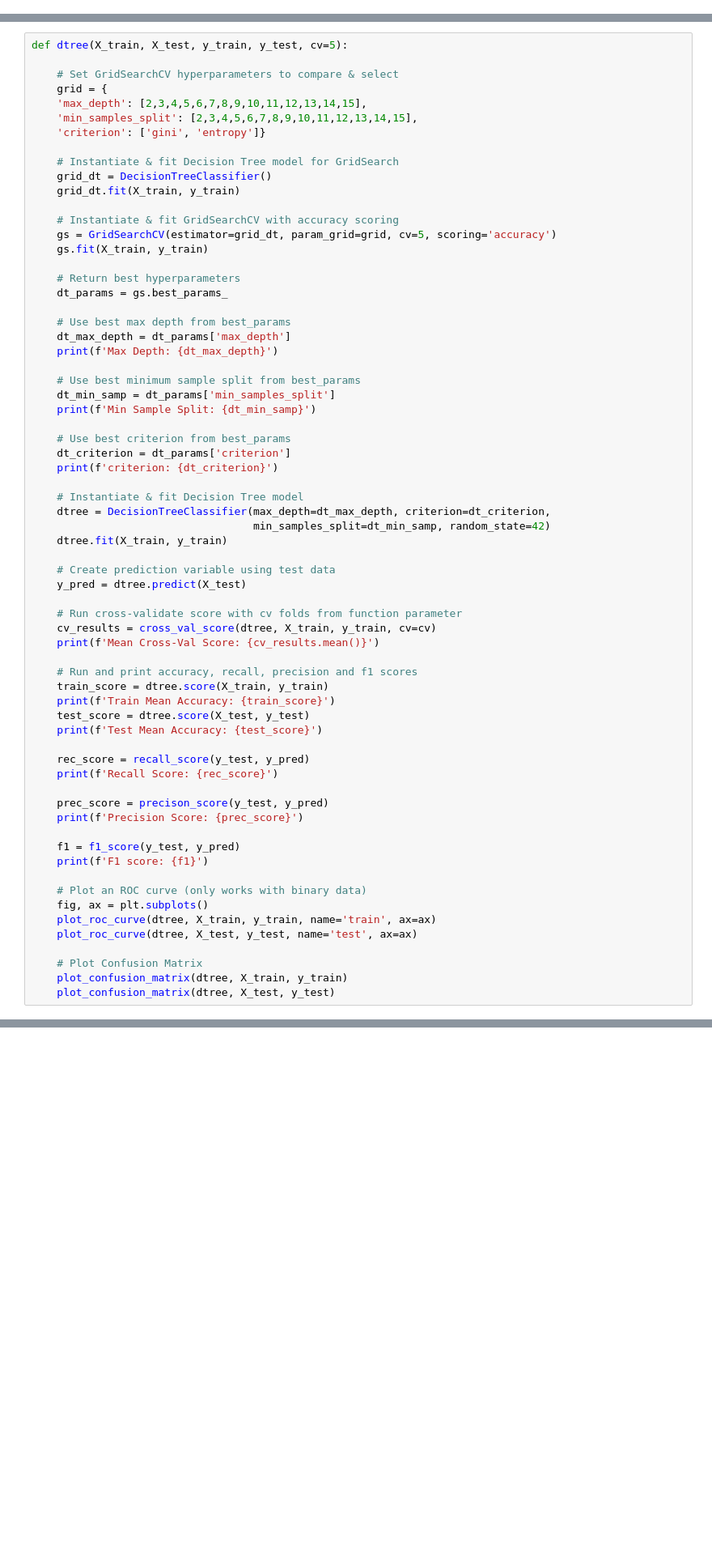
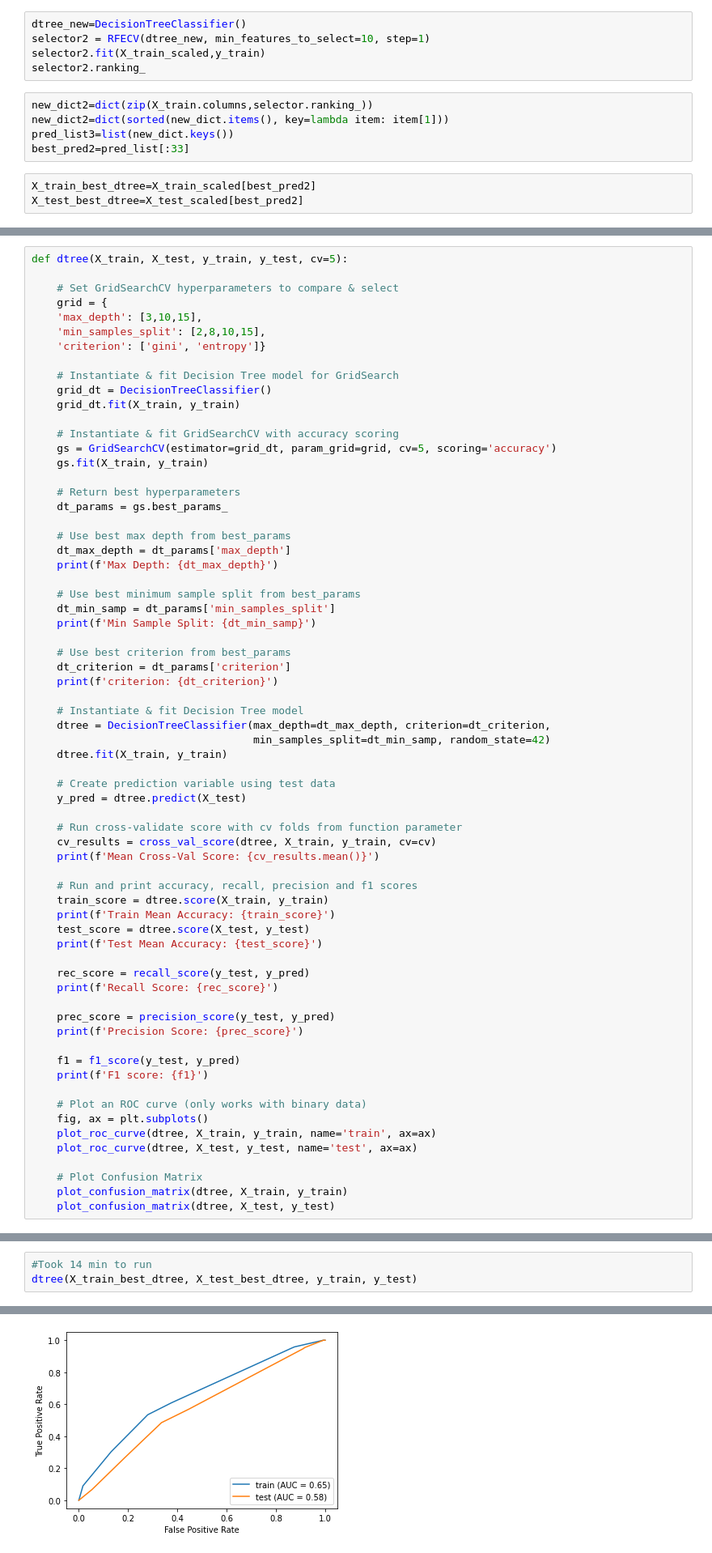
Before and after one commit to MatthewR1021/Machine-Learning-Madness, a Jupyter notebook: Matt_and_Paul_Notebook_COPY.ipynb, the cells around one changed output, grey strips where cells are left out. Shown: that part at 81% size. Drawn from its saved outputs; the diff is of its cells as text; blank space fills up the shorter version.

```diff
--- a/Matt_and_Paul_Notebook_COPY.ipynb
+++ b/Matt_and_Paul_Notebook_COPY.ipynb
@@ -200,3 +323,16 @@ knn(X_train, X_test, y_train, y_test)
 # knn = KNeighborsClassifier(n_neighbors=low_key,metric=metric)
 # %% [markdown]
 ### 2d. Decision Tree Model
+# %%
+dtree_new=DecisionTreeClassifier()
+selector2 = RFECV(dtree_new, min_features_to_select=10, step=1)
+selector2.fit(X_train_scaled,y_train)
+selector2.ranking_
+# %%
+new_dict2=dict(zip(X_train.columns,selector.ranking_))
+new_dict2=dict(sorted(new_dict.items(), key=lambda item: item[1]))
+pred_list3=list(new_dict.keys())
+best_pred2=pred_list[:33]
+# %%
+X_train_best_dtree=X_train_scaled[best_pred2]
+X_test_best_dtree=X_test_scaled[best_pred2]
@@ -207,8 +363,8 @@ def dtree(X_train, X_test, y_train, y_test, cv=5):
 
     # Set GridSearchCV hyperparameters to compare & select
     grid = {
-    'max_depth': [2,3,4,5,6,7,8,9,10,11,12,13,14,15],
-    'min_samples_split': [2,3,4,5,6,7,8,9,10,11,12,13,14,15],
+    'max_depth': [3,10,15],
+    'min_samples_split': [2,8,10,15],
     'criterion': ['gini', 'entropy']}
 
     # Instantiate & fit Decision Tree model for GridSearch
@@ -255,7 +411,7 @@ def dtree(X_train, X_test, y_train, y_test, cv=5):
     rec_score = recall_score(y_test, y_pred)
     print(f'Recall Score: {rec_score}')
 
-    prec_score = precison_score(y_test, y_pred)
+    prec_score = precision_score(y_test, y_pred)
     print(f'Precision Score: {prec_score}')
 
     f1 = f1_score(y_test, y_pred)
@@ -273,0 +428,4 @@ dtree(X_train, X_test, y_train, y_test)
+# %%
+#Took 14 min to run
+dtree(X_train_best_dtree, X_test_best_dtree, y_train, y_test)
+# %% [output]
@@ -273,0 +441 @@ dtree(X_train, X_test, y_train, y_test)
+[figure, added]
```
Also changed, not shown: parts of 27 cells of this notebook.
